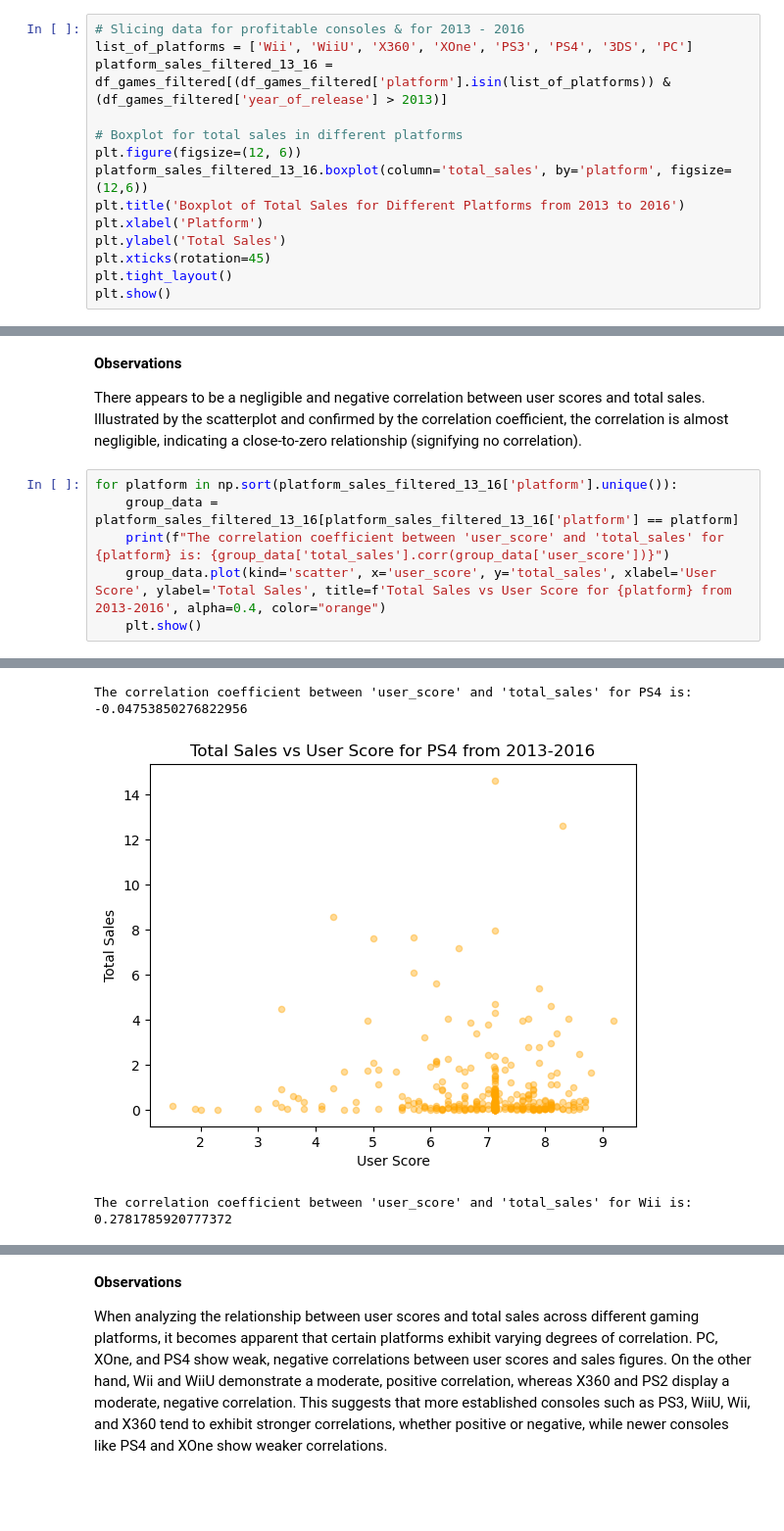
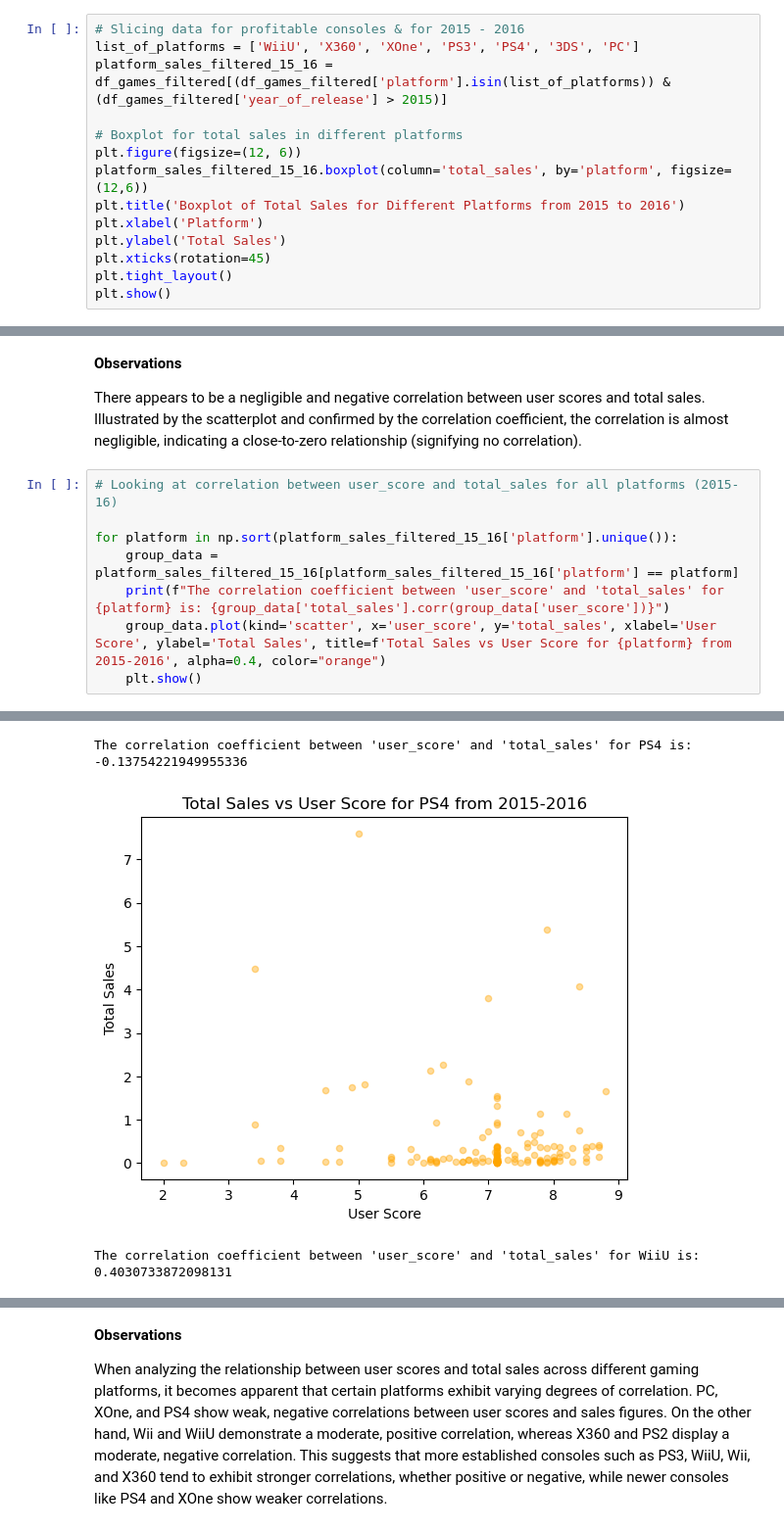
Before and after one commit to mnunezsa95/ds_project_video_game_analysis, a Jupyter notebook: notebooks/EDA.ipynb, the cells around one changed output, grey strips where cells are left out. Shown at 98% size. Saved outputs shown, nothing was run; the diff lists cells and outputs as text; blank space fills up the shorter version.

```diff
--- a/notebooks/EDA.ipynb
+++ b/notebooks/EDA.ipynb
@@ -315,12 +319,12 @@ The platforms that are shrinking are:
 # %%
-# Slicing data for profitable consoles & for 2013 - 2016
-list_of_platforms = ['Wii', 'WiiU', 'X360', 'XOne', 'PS3', 'PS4', '3DS', 'PC']
-platform_sales_filtered_13_16 = df_games_filtered[(df_games_filtered['platform'].isin(list_of_platforms)) & (df_games_filtered['year_of_release'] > 2013)]
+# Slicing data for profitable consoles & for 2015 - 2016
+list_of_platforms = ['WiiU', 'X360', 'XOne', 'PS3', 'PS4', '3DS', 'PC']
+platform_sales_filtered_15_16 = df_games_filtered[(df_games_filtered['platform'].isin(list_of_platforms)) & (df_games_filtered['year_of_release'] > 2015)]
 
 # Boxplot for total sales in different platforms
 plt.figure(figsize=(12, 6))
-platform_sales_filtered_13_16.boxplot(column='total_sales', by='platform', figsize=(12,6))
-plt.title('Boxplot of Total Sales for Different Platforms from 2013 to 2016')
+platform_sales_filtered_15_16.boxplot(column='total_sales', by='platform', figsize=(12,6))
+plt.title('Boxplot of Total Sales for Different Platforms from 2015 to 2016')
 plt.xlabel('Platform')
 plt.ylabel('Total Sales')
 plt.xticks(rotation=45)
@@ -351,9 +355,11 @@ The correlation coefficient between 'user_score' and 'total_sales' in PS4 is: -0
 
 There appears to be a negligible and negative correlation between user scores and total sales. Illustrated by the scatterplot and confirmed by the correlation coefficient, the correlation is almost negligible, indicating a close-to-zero relationship (signifying no correlation).
 # %%
-for platform in np.sort(platform_sales_filtered_13_16['platform'].unique()):
-    group_data = platform_sales_filtered_13_16[platform_sales_filtered_13_16['platform'] == platform]
+# Looking at correlation between user_score and total_sales for all platforms (2015-16)
+
+for platform in np.sort(platform_sales_filtered_15_16['platform'].unique()):
+    group_data = platform_sales_filtered_15_16[platform_sales_filtered_15_16['platform'] == platform]
     print(f"The correlation coefficient between 'user_score' and 'total_sales' for {platform} is: {group_data['total_sales'].corr(group_data['user_score'])}")
-    group_data.plot(kind='scatter', x='user_score', y='total_sales', xlabel='User Score', ylabel='Total Sales', title=f'Total Sales vs User Score for {platform} from 2013-2016', alpha=0.4, color="orange")
+    group_data.plot(kind='scatter', x='user_score', y='total_sales', xlabel='User Score', ylabel='Total Sales', title=f'Total Sales vs User Score for {platform} from 2015-2016', alpha=0.4, color="orange")
     plt.show()
 # %% [output]
@@ -366,3 +372,3 @@ The correlation coefficient between 'user_score' and 'total_sales' for PS3 is: -
-The correlation coefficient between 'user_score' and 'total_sales' for PS4 is: -0.04753850276822956
+The correlation coefficient between 'user_score' and 'total_sales' for PS4 is: -0.13754221949955336
-[figure, old version]
+[figure, new version]
-The correlation coefficient between 'user_score' and 'total_sales' for Wii is: 0.2781785920777372
+The correlation coefficient between 'user_score' and 'total_sales' for WiiU is: 0.4030733872098131
```
Also changed, not shown: parts of 28 cells of this notebook.
